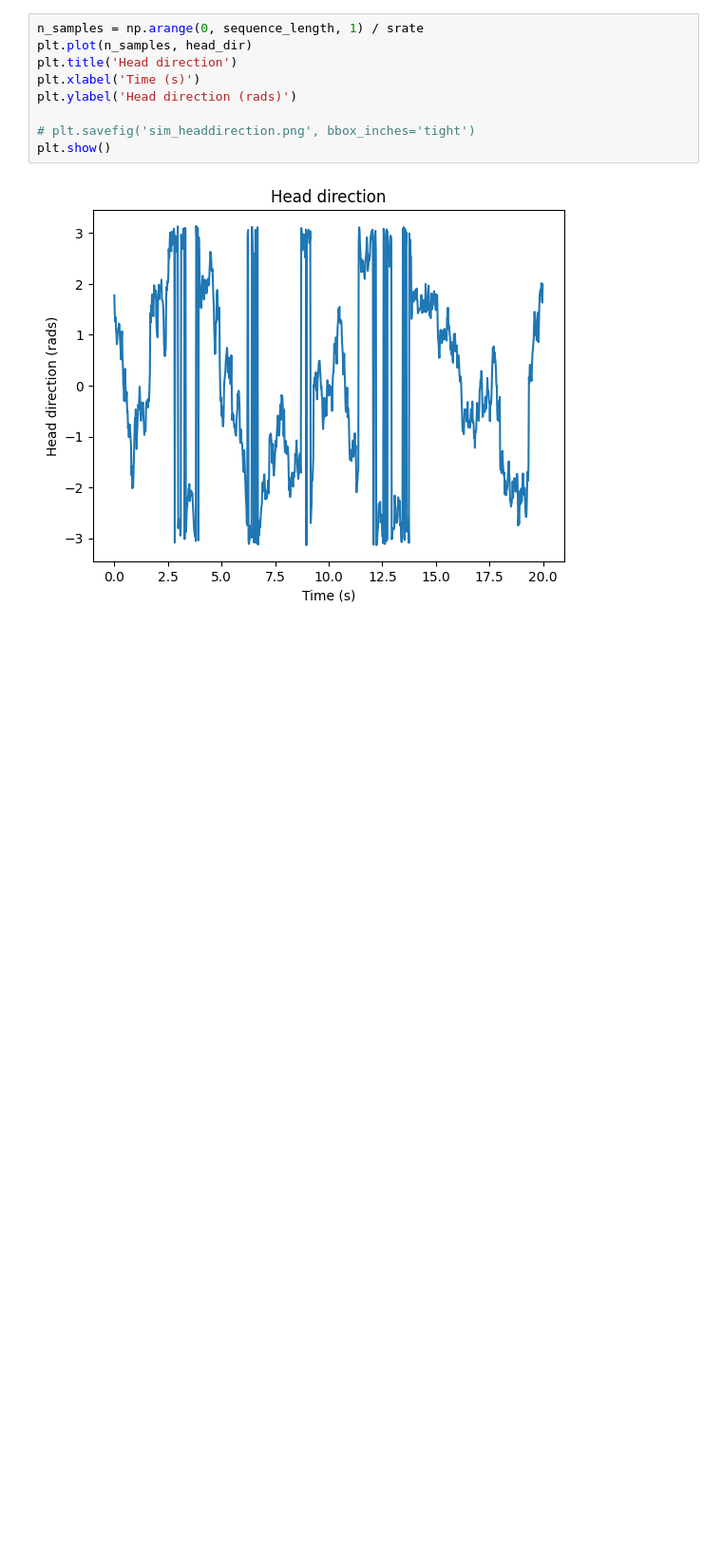
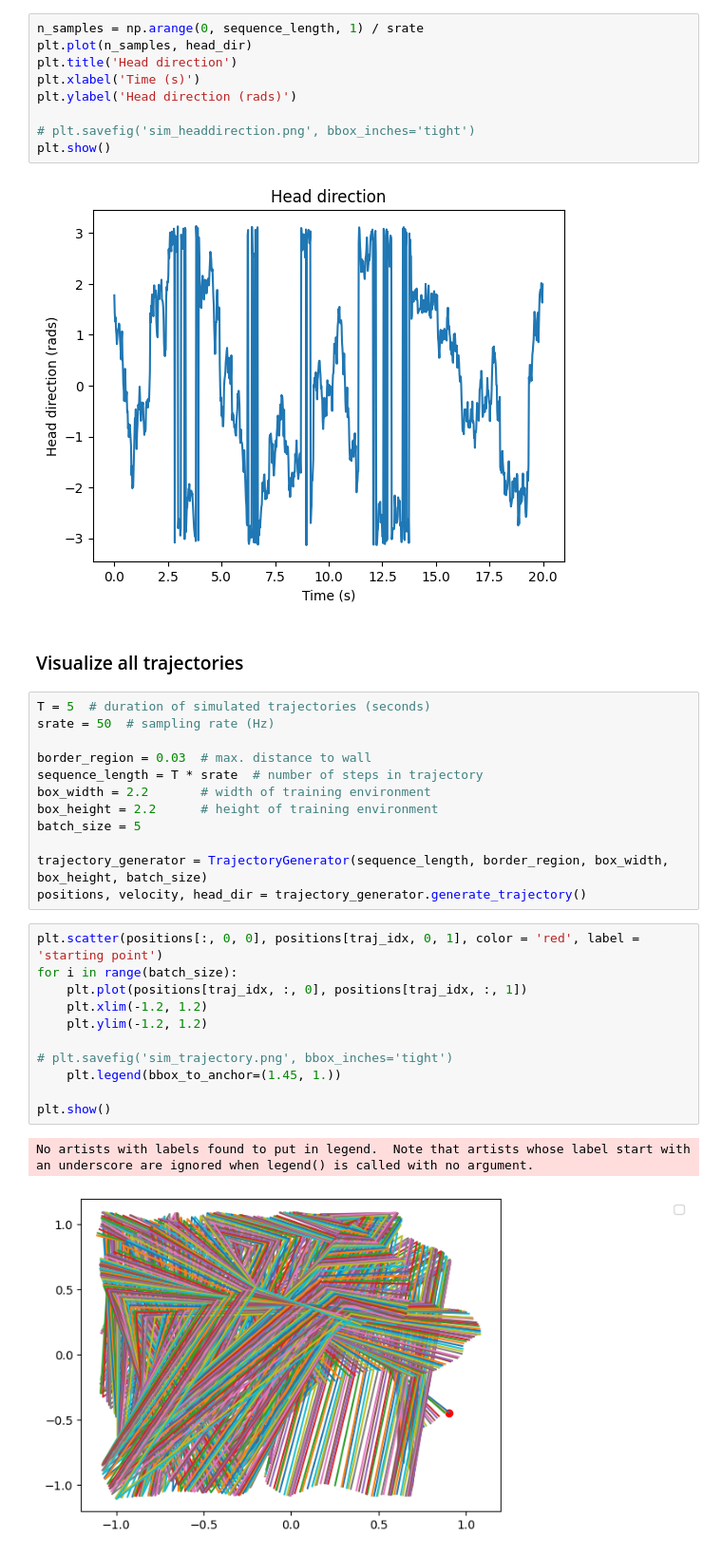
Before and after one commit to nguyen-td/activation-patterns, a Jupyter notebook: generate_trajectories.ipynb, the cells around one changed output. Shown: that part at 95% size. Drawn from its saved outputs; the diff is of its cells as text; blank space fills up the shorter version.

```diff
--- a/generate_trajectories.ipynb
+++ b/generate_trajectories.ipynb
@@ -49,3 +53,31 @@ plt.ylabel('Head direction (rads)')
 plt.show()
 # %% [output]
 [figure]
+# %% [markdown]
+### Visualize all trajectories
+# %%
+T = 5  # duration of simulated trajectories (seconds)
+srate = 50  # sampling rate (Hz)
+
+border_region = 0.03  # max. distance to wall
+sequence_length = T * srate  # number of steps in trajectory
+box_width = 2.2       # width of training environment
+box_height = 2.2      # height of training environment
+batch_size = 5
+
+trajectory_generator = TrajectoryGenerator(sequence_length, border_region, box_width, box_height, batch_size)
+positions, velocity, head_dir = trajectory_generator.generate_trajectory()
+# %%
+plt.scatter(positions[:, 0, 0], positions[traj_idx, 0, 1], color = 'red', label = 'starting point')
+for i in range(batch_size):
+    plt.plot(positions[traj_idx, :, 0], positions[traj_idx, :, 1])
+    plt.xlim(-1.2, 1.2)
+    plt.ylim(-1.2, 1.2)
+
+# plt.savefig('sim_trajectory.png', bbox_inches='tight')
+    plt.legend(bbox_to_anchor=(1.45, 1.))
+
+plt.show()
+# %% [output]
+No artists with labels found to put in legend.  Note that artists whose label start with an underscore are ignored when legend() is called with no argument.
+[figure, added]
```
Also changed, not shown: parts of 3 cells of this notebook, 2 other files.
